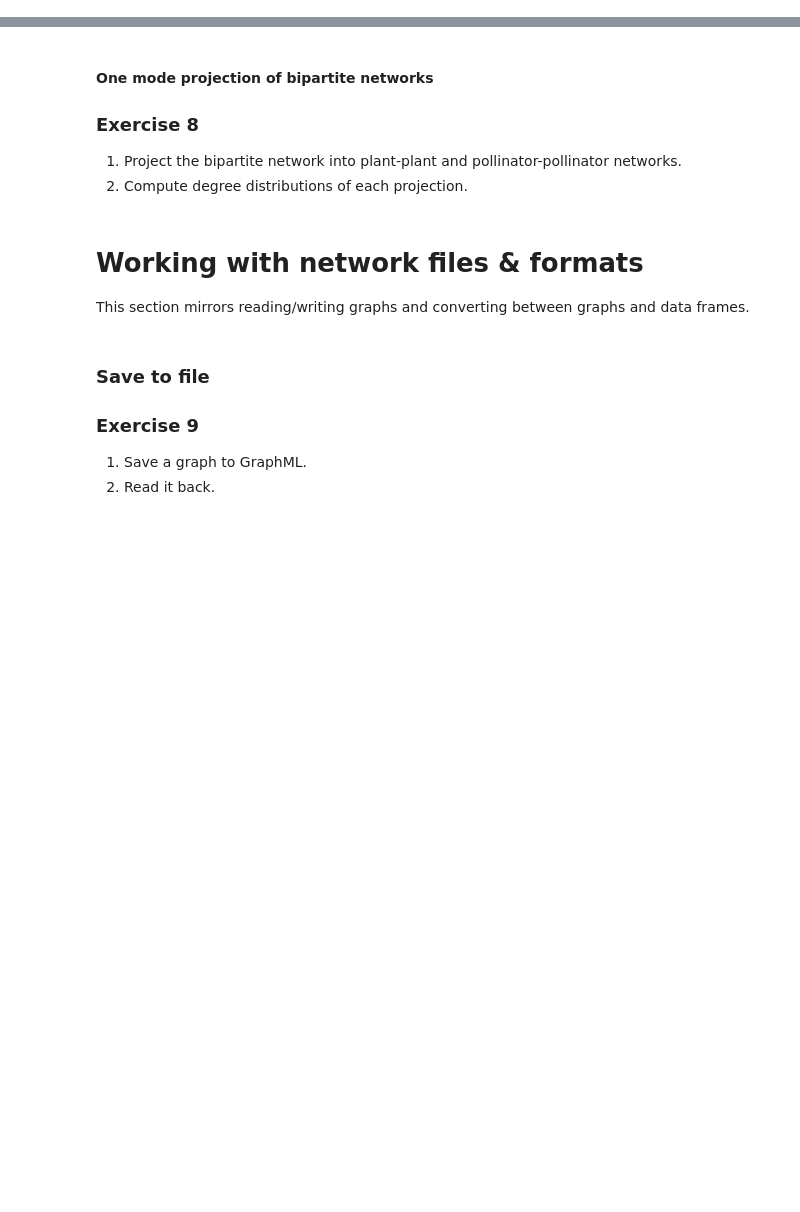
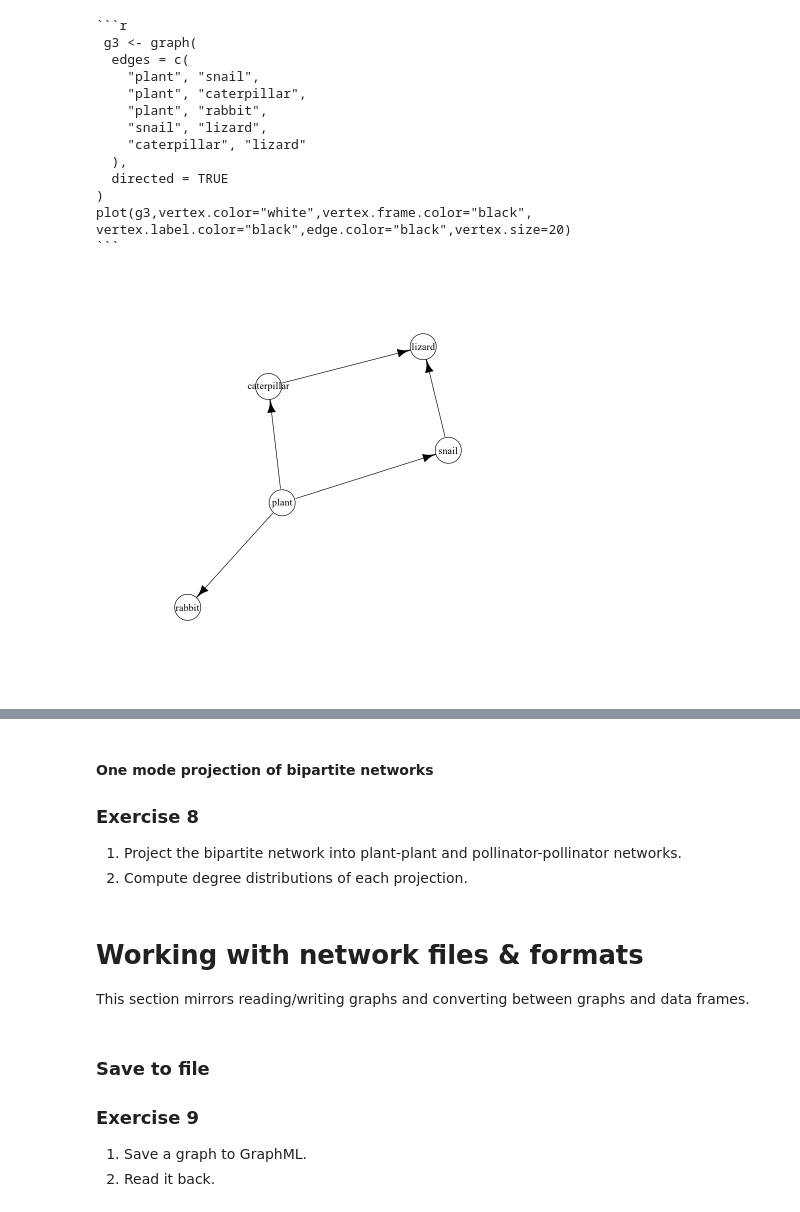
Before and after one commit to domgarvir/UPO_econetworks, a Jupyter notebook: Lesson01_A_R.ipynb, the cells around one changed output, grey strips where cells are left out. Drawn from its saved outputs; the diff is of its cells as text; code cells hidden in the pictures; blank space fills up the shorter version.

````diff
--- a/Lesson01_A_R.ipynb
+++ b/Lesson01_A_R.ipynb
@@ -241,0 +202,19 @@ as_tbl_graph(gB) |>
+# %%
+# SOLUTION: uncomment line below to load solution
+load_and_show("./snippets/ex2.R")
+#source("./snippets/ex1.R")
+# %% [output]
+```r
+ g3 <- graph(
+  edges = c(
+    "plant", "snail",
+    "plant", "caterpillar",
+    "plant", "rabbit",
+    "snail", "lizard",
+    "caterpillar", "lizard"
+  ),
+  directed = TRUE
+)
+plot(g3,vertex.color="white",vertex.frame.color="black", vertex.label.color="black",edge.color="black",vertex.size=20)
+```
+[figure, added]
````
Also changed, not shown: parts of 62 cells of this notebook, 7 other files.
